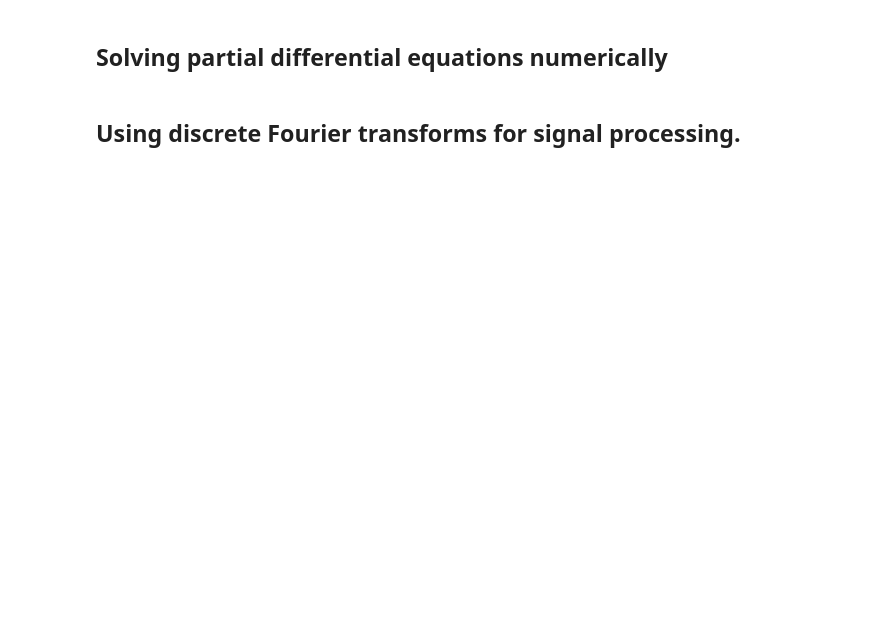
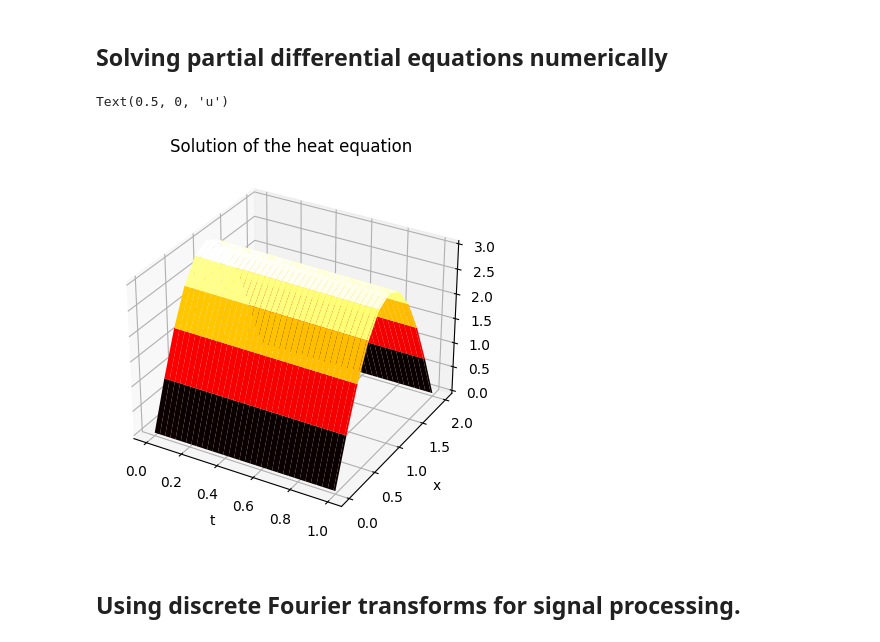
Before and after one commit to JamalMakame/Applying-Math-Using-Python, a Jupyter notebook: 02-Calculus/workbook.ipynb, the cells around one changed output. Drawn from its saved outputs; the diff is of its cells as text; code cells hidden in the pictures; blank space fills up the shorter version.

```diff
--- a/02-Calculus/workbook.ipynb
+++ b/02-Calculus/workbook.ipynb
@@ -222,2 +262,47 @@ Text(0.5, 1.0, 'Error in approximation')
+# %%
+alpha = 1
+x0 = 0  # left hand x limit
+xL = 2  # Right hand x limit
+
+N = 10
+x = np.linspace(x0, xL, N+1)
+h = (xL - x0)
+k = 0.01
+steps = 100
+t = np.array([i*k for i in range(steps+1)])
+
+r = alpha*k / h**2
+assert r < 0.5, f"Must have r < 0.5, currently r={r}"
+# %%
+from scipy import sparse
+diag = [1, *(1-2*r for _ in range(N-1)), 1]
+abv_diag = [0, *(r for _ in range(N-1))]
+blw_diag = [*(r for _ in range(N-1)), 0]
+A = sparse.diags([blw_diag, diag, abv_diag], (-1, 0, 1),
+                 shape=(N+1,
+                        N+1), dtype=np.float64, format="csr")
+
+u = np.zeros((steps+1, N+1), dtype=np.float64)
+
+
+def initial_profile(x):
+    return 3*np.sin(np.pi*x/2)
+
+
+u[0, :] = initial_profile(x)
+for i in range(steps):
+    u[i+1, :] = A @ u[i, :]
+
+X, T = np.meshgrid(x, t)
+fig = plt.figure()
+ax = fig.add_subplot(projection="3d")
+ax.plot_surface(T, X, u, cmap="hot")
+ax.set_title("Solution of the heat equation")
+ax.set_xlabel("t")
+ax.set_ylabel("x")
+ax.set_zlabel("u")
+# %% [output]
+Text(0.5, 0, 'u')
+[figure, added]
 # %% [markdown]
 ## Using discrete Fourier transforms for signal processing.
```
Also changed, not shown: parts of 8 cells of this notebook, 1 other file.
